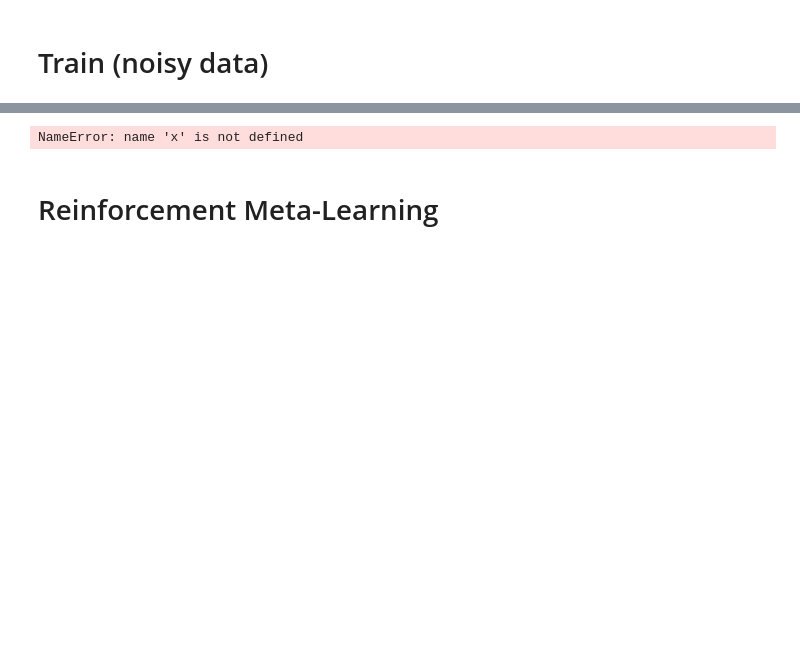
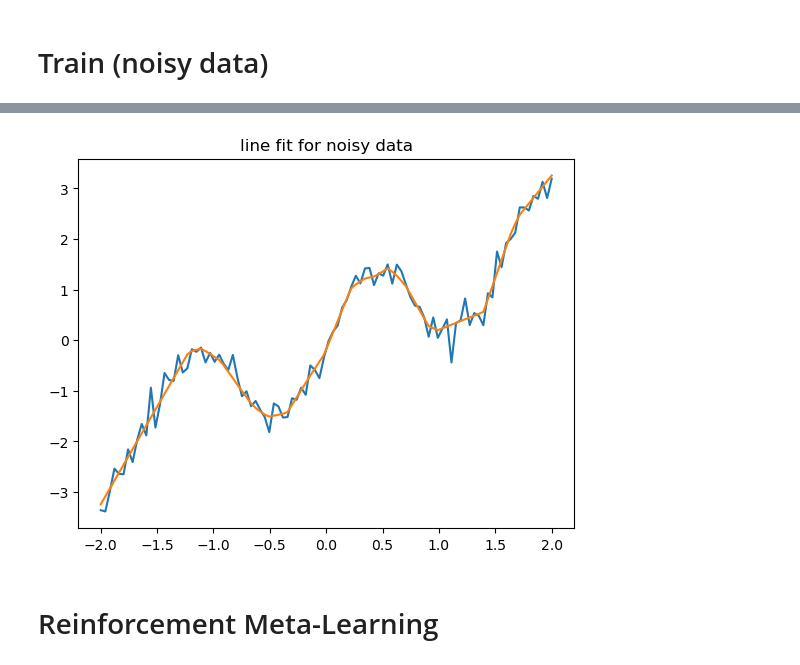
Before and after one commit to matthewstachyra/reinforcement-meta-learning, a Jupyter notebook: src/mvp.ipynb, the cells around one changed output, grey strips where cells are left out. Saved outputs shown, nothing was run; the diff lists cells and outputs as text; code cells hidden in the pictures; blank space fills up the shorter version.

```diff
--- a/src/mvp.ipynb
+++ b/src/mvp.ipynb
@@ -358,8 +376,8 @@ RMSE: 0.22
 # %%
-predictions = make_predictions(x, MODEL)
-plot_predictions_versus_ground(x, noisy_sine_wave, predictions, plot_title="line fit for noisy data")
+predictions = make_predictions(xvalues, MODEL)
+plot_predictions_versus_ground(xvalues, noisy_sine_wave, predictions, plot_title="line fit for noisy data")
 # %% [output]
-NameError: name 'x' is not defined
+[figure, added]
 # %% [markdown]
 # Reinforcement Meta-Learning
 # %% [markdown]
```
Also changed, not shown: parts of 27 cells of this notebook.
